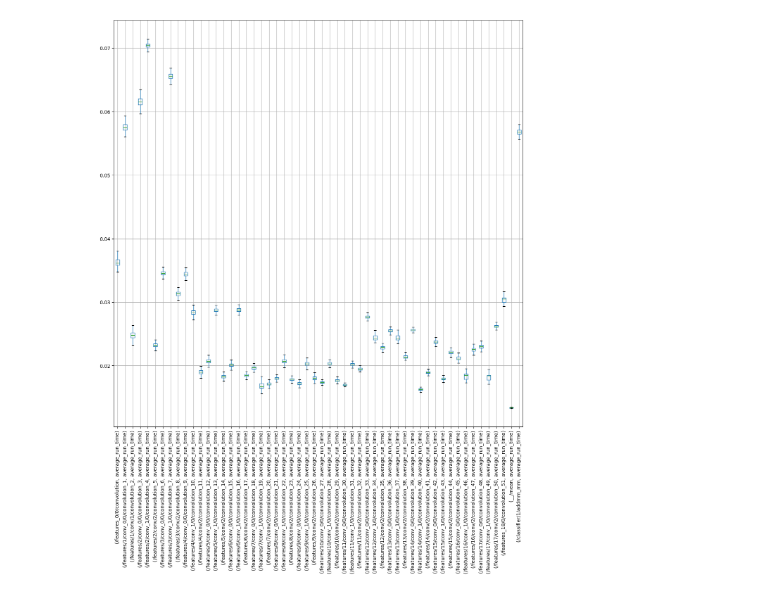
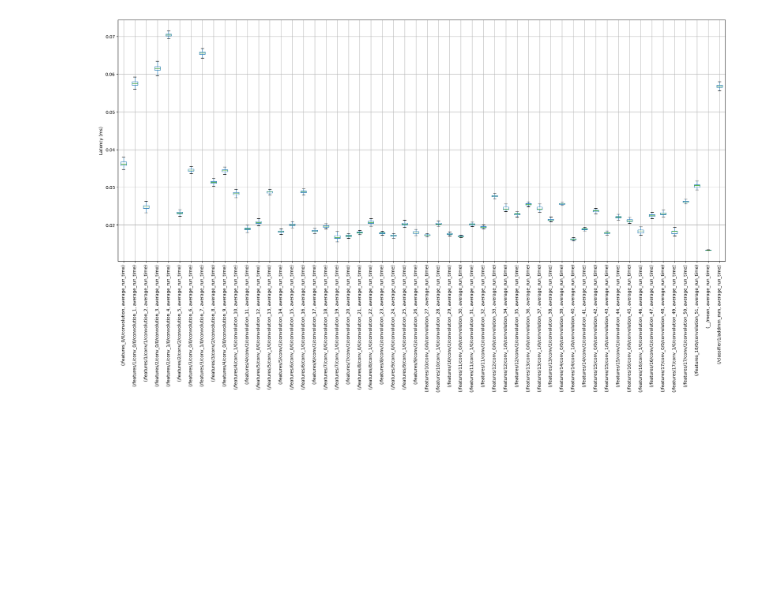
Before and after one commit to fuzzylabs/edge-vision-power-estimation, a Jupyter notebook: jetson/power_logging/notebooks/Compare_mobilenetv2.ipynb, the cells around one changed output. Saved outputs shown, nothing was run; the diff lists cells and outputs as text; code cells hidden in the pictures; blank space fills up the shorter version.

```diff
--- a/jetson/power_logging/notebooks/Compare_mobilenetv2.ipynb
+++ b/jetson/power_logging/notebooks/Compare_mobilenetv2.ipynb
@@ -17,9 +23,9 @@ plt.show()
 # %%
 subset_df = trt_df[['layer_name', 'average_run_time']]
-subset_df.groupby(by=['layer_name'], sort=False).boxplot(subplots=False, figsize=(15, 15), rot=90, showfliers=False)
+subset_df.groupby(by=['layer_name'], sort=False).boxplot(subplots=False, figsize=(25, 10), rot=90, showfliers=False).set_ylabel('Latency (ms)')
 plt.show()
 # %% [output]
-[figure, old version]
+[figure, new version]
 # %%
 subset_df = trt_df[['layer_name', 'average_power', 'average_run_time']]
 subset_df['average_power'] = subset_df['average_power'] * 1e-3 # microwatts to millwats
```
Also changed, not shown: parts of 5 cells of this notebook.
